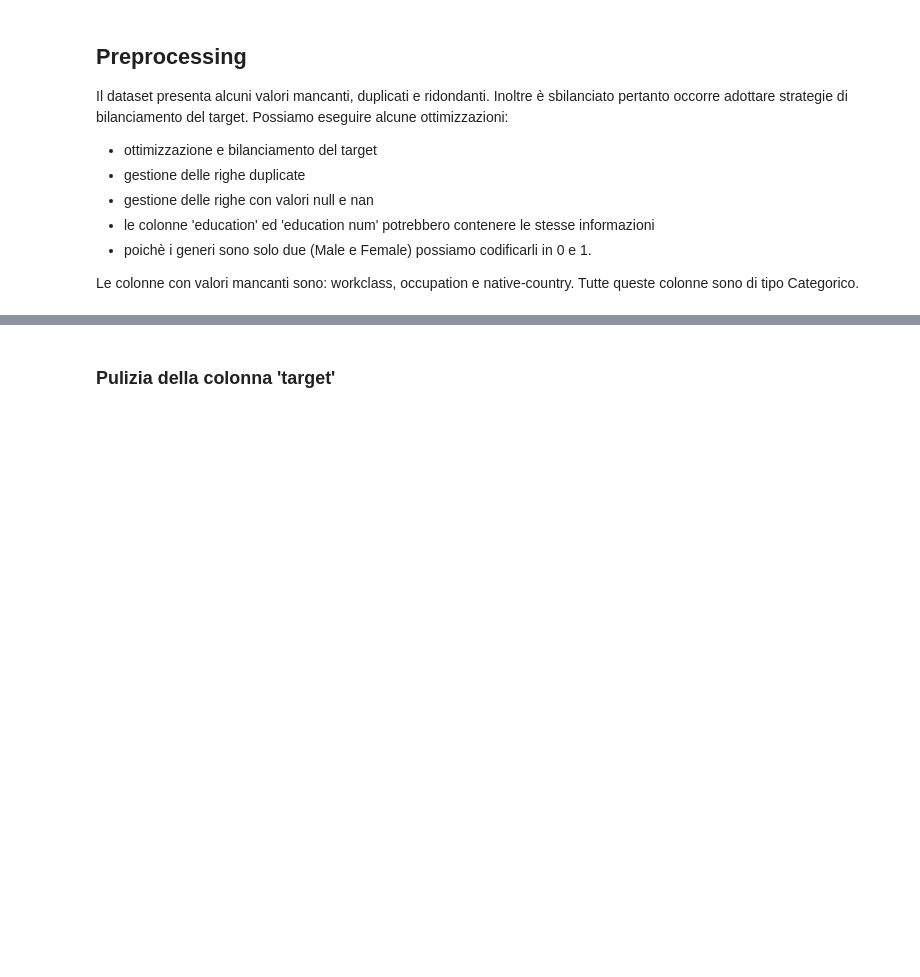
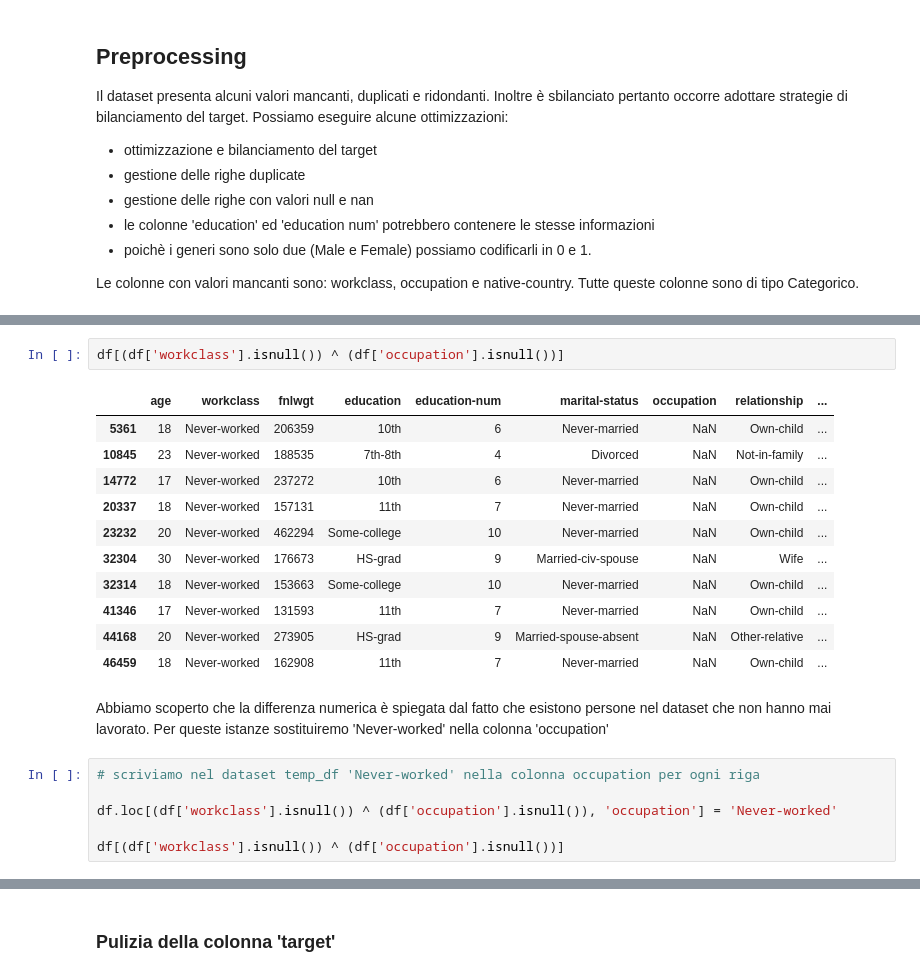
Before and after one commit to NicoSanse/ML_Project, a Jupyter notebook: Project.ipynb, the cells around one changed output, grey strips where cells are left out. Cells and saved outputs as stored; diff of their text form; blank space fills up the shorter version.

```diff
--- a/Project.ipynb
+++ b/Project.ipynb
@@ -290,0 +441,23 @@ Le colonne con valori mancanti sono: workclass, occupation e native-country. Tut
+# %%
+df[(df['workclass'].isnull()) ^ (df['occupation'].isnull())]
+# %% [output]
+|  | age | workclass | fnlwgt | education | education-num | marital-status | occupation | relationship | ... |
+| 5361 | 18 | Never-worked | 206359 | 10th | 6 | Never-married | NaN | Own-child | ... |
+| 10845 | 23 | Never-worked | 188535 | 7th-8th | 4 | Divorced | NaN | Not-in-family | ... |
+| 14772 | 17 | Never-worked | 237272 | 10th | 6 | Never-married | NaN | Own-child | ... |
+| 20337 | 18 | Never-worked | 157131 | 11th | 7 | Never-married | NaN | Own-child | ... |
+| 23232 | 20 | Never-worked | 462294 | Some-college | 10 | Never-married | NaN | Own-child | ... |
+| 32304 | 30 | Never-worked | 176673 | HS-grad | 9 | Married-civ-spouse | NaN | Wife | ... |
+| 32314 | 18 | Never-worked | 153663 | Some-college | 10 | Never-married | NaN | Own-child | ... |
+| 41346 | 17 | Never-worked | 131593 | 11th | 7 | Never-married | NaN | Own-child | ... |
+| 44168 | 20 | Never-worked | 273905 | HS-grad | 9 | Married-spouse-absent | NaN | Other-relative | ... |
+| 46459 | 18 | Never-worked | 162908 | 11th | 7 | Never-married | NaN | Own-child | ... |
+# %% [markdown]
+Abbiamo scoperto che la differenza numerica è spiegata dal fatto che esistono persone nel dataset che non hanno mai lavorato.
+Per queste istanze sostituiremo 'Never-worked' nella colonna 'occupation'
+# %%
+# scriviamo nel dataset temp_df 'Never-worked' nella colonna occupation per ogni riga
+
+df.loc[(df['workclass'].isnull()) ^ (df['occupation'].isnull()), 'occupation'] = 'Never-worked'
+
+df[(df['workclass'].isnull()) ^ (df['occupation'].isnull())]
```
Also changed, not shown: parts of 57 cells of this notebook, 4 other files.
